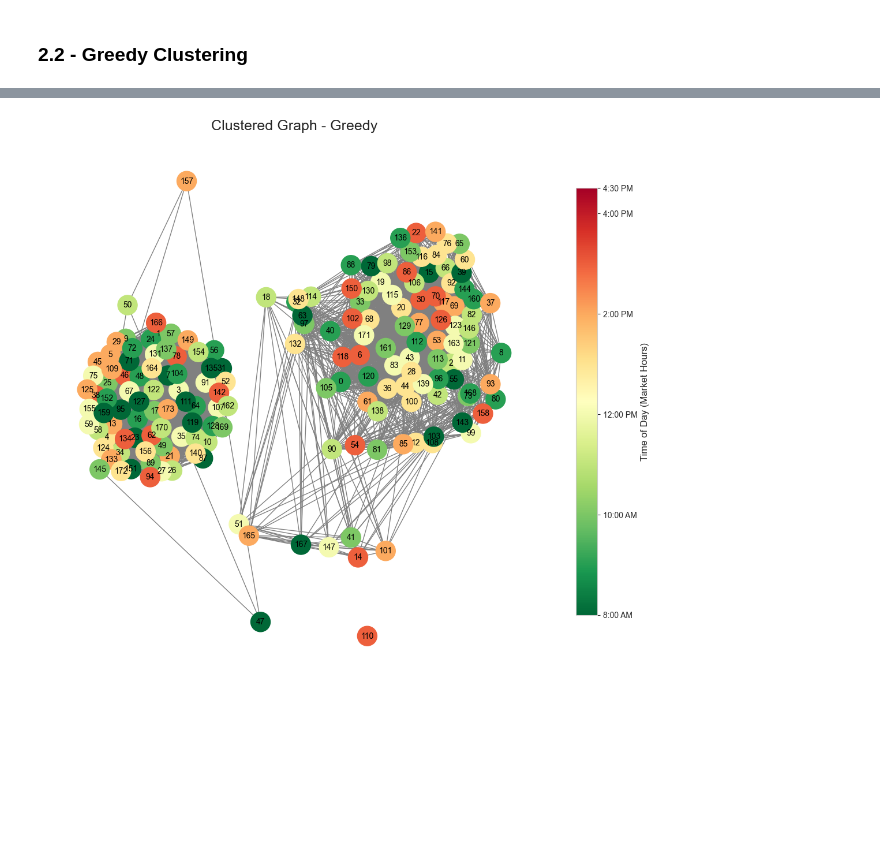
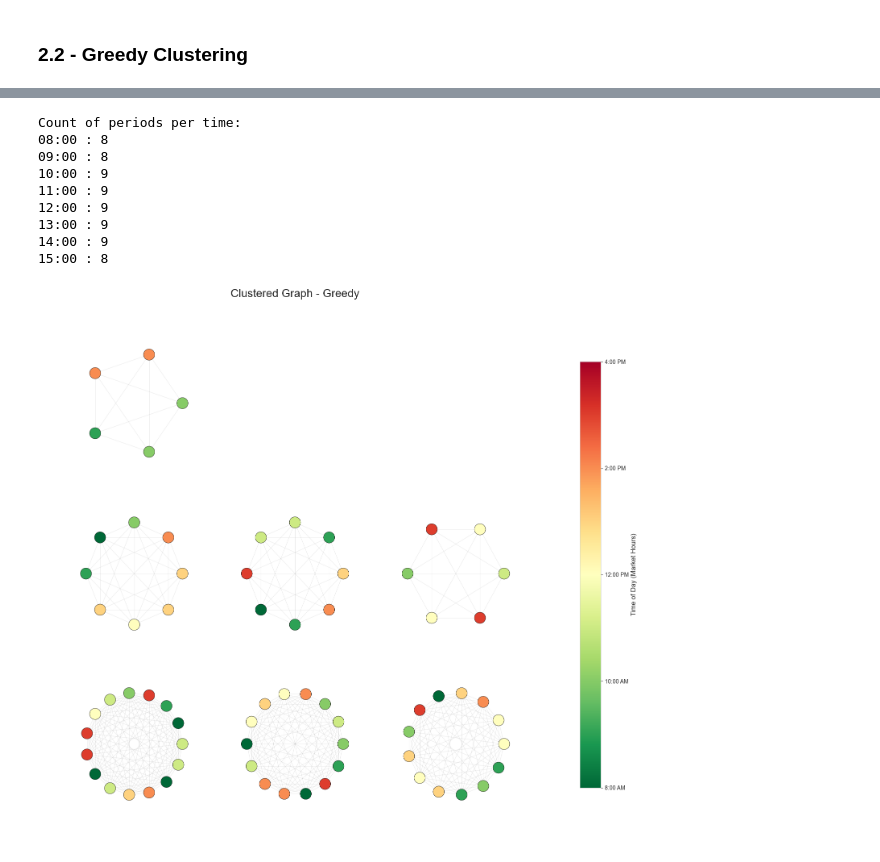
Before and after one commit to AdamZinebii/Intraday-Market-Activity-Clustering, a Jupyter notebook: examples/Louvain_clustering.ipynb, the cells around one changed output, grey strips where cells are left out. Drawn from its saved outputs; the diff is of its cells as text; code cells hidden in the pictures; blank space fills up the shorter version.

```diff
--- a/examples/Louvain_clustering.ipynb
+++ b/examples/Louvain_clustering.ipynb
@@ -88,5 +87,5 @@ array([-1.        , -1.        , -1.        , -1.        ,         nan,
        -1.        ])
 # %%
 # Build the graph
-state_graph = market.build_graph(periods, threshold=0.01, inter=True)
+state_graph = market.build_graph(periods, threshold=0.1, inter=True, filter_type='g')
 # %% [output]
@@ -173,4 +189,13 @@ Transition matrix:
 # %%
-clustering.plot_cluster(method='Greedy')
+clustering.plot_cluster_2(method='Greedy')
 # %% [output]
+Count of periods per time:
+08:00 : 8
+09:00 : 8
+10:00 : 9
+11:00 : 9
+12:00 : 9
+13:00 : 9
+14:00 : 9
+15:00 : 8
-[figure, old version]
+[figure, new version]
```
Also changed, not shown: parts of 5 cells of this notebook, 3 other files.
